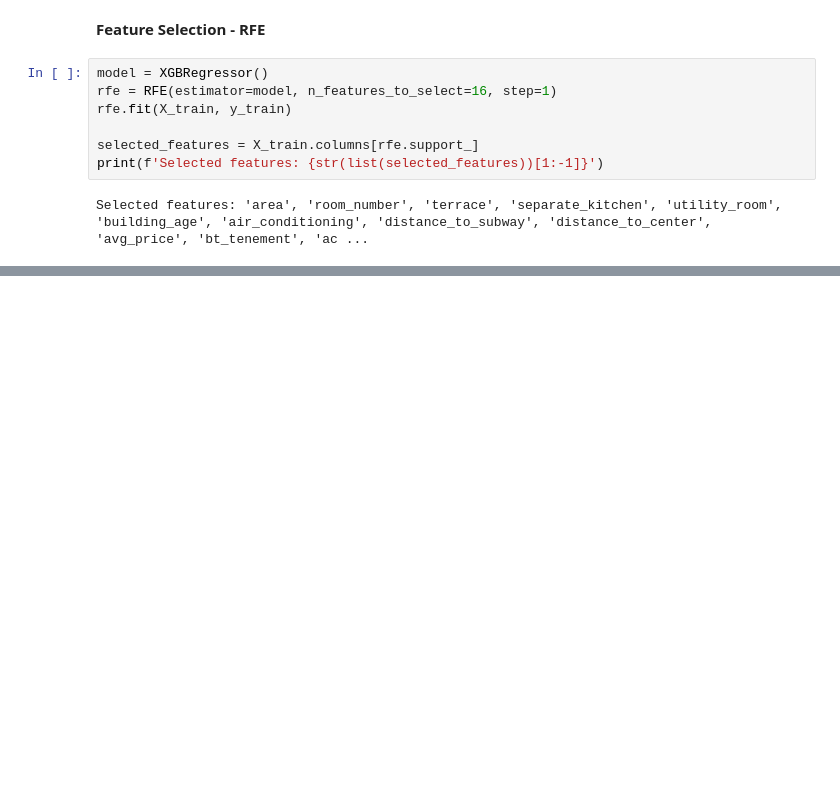
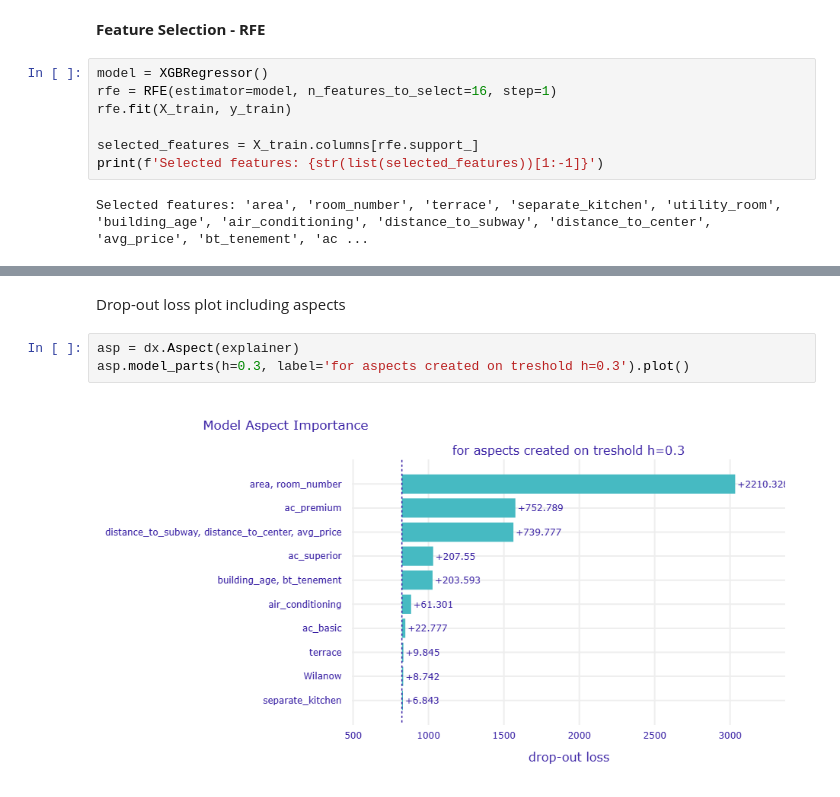
Before and after one commit to KacperSokolowski/MA, a Jupyter notebook: modeling_notebook.ipynb, the cells around one changed output, grey strips where cells are left out. Drawn from its saved outputs; the diff is of its cells as text; blank space fills up the shorter version.

```diff
--- a/modeling_notebook.ipynb
+++ b/modeling_notebook.ipynb
@@ -260,0 +301,7 @@ MAPE: 0.11589855079775627
+# %% [markdown]
+Drop-out loss plot including aspects
+# %%
+asp = dx.Aspect(explainer)
+asp.model_parts(h=0.3, label='for aspects created on treshold h=0.3').plot()
+# %% [output]
+[figure, added]
```
Also changed, not shown: parts of 44 cells of this notebook, 2 other files.
